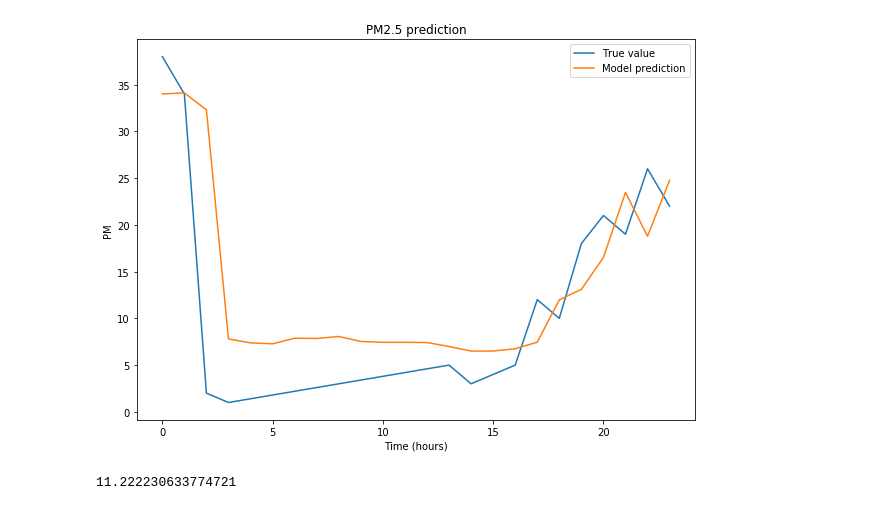
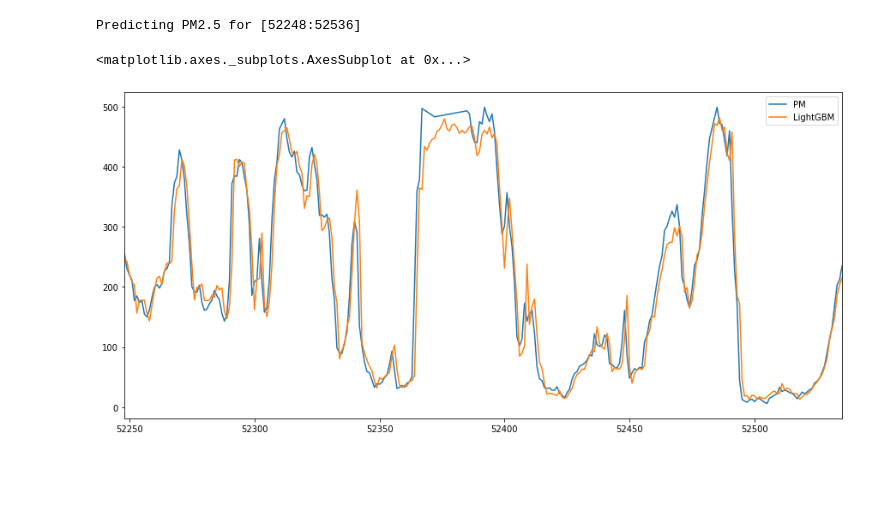
Before and after one commit to TravorLZH/pm25, a Jupyter notebook: pm25_forecasting.ipynb, the cells around one changed output. Drawn from its saved outputs; the diff is of its cells as text; code cells hidden in the pictures; blank space fills up the shorter version.

```diff
--- a/pm25_forecasting.ipynb
+++ b/pm25_forecasting.ipynb
@@ -105,4 +59,0 @@ MultiOutputRegressor(estimator=LGBMRegressor(boosting_type='gbdt',
-# %%
-for k in tqdm(range(24)):
-    fill_fea(k,y_met)
-    test.loc[k,y_met]=pd.DataFrame(met_model.predict(test.loc[[k],x_met]),columns=y_met).loc[0]
@@ -149,13 +59,0 @@ test.head()
-# %%
-pm_xtrain=train.drop("PM",axis=1)
-x_pm=pm_xtrain.columns
-pm_ytrain=train["PM"]
-
-lgb_grid={
-    "objective":["l1","l2","l2_root"],
-    "max_depth":[15, 20, 25, 30, 35],
-    "num_leaves":[64,128,256],
-}
-
-pm_model=RandomizedSearchCV(LGBMRegressor(random_state=101),n_jobs=4,lgb_grid,verbose=2)
-pm_model.fit(pm_xtrain,pm_ytrain)
@@ -208,23 +59,0 @@ pm_model.best_params_
-# %%
-pm_predict=[]
-for k in tqdm(range(24),desc="Predicting PM2.5"):
-    fill_fea(k,["PM"])
-    pm_predict.append(pm_model.predict(test.loc[[k],x_pm]))
-# %%
-fg=plt.figure(figsize=(10,7))
-ax=fg.gca()
-
-ax.set_title("PM2.5 prediction")
-ax.plot(range(24),test.loc[range(24),"PM"],label="True value")
-ax.plot(range(24),pm_predict,label="Model prediction")
-ax.set_xlabel("Time (hours)")
-ax.set_ylabel("PM")
-ax.legend()
-
-plt.savefig("graphs/pm_prediction.png")
-# %% [output]
-[figure, removed]
-# %%
-np.abs(np.array(pm_predict)-np.array(test.loc[range(24),"PM"])).mean()
-# %% [output]
-11.222230633774721
@@ -230,0 +88,25 @@ np.abs(np.array(pm_predict)-np.array(test.loc[range(24),"PM"])).mean()
+# %%
+boundary_idx=picker[picker=="2015-12-20 00:00:00"].index.tolist()[0]
+
+pm_df_list=[]
+
+print("Predicting PM2.5 for [%d:%d]" % (boundary_idx,data.shape[0]))
+
+for t in reversed(range(boundary_idx,data.shape[0],24)):
+    tmp=do_predict(t)
+    pm_df_list.append(tmp)
+
+pm_df_list.reverse()
+pm_df=pd.concat(pm_df_list)
+pm_df.index=range(boundary_idx,data.shape[0])
+
+pm_comp=pd.concat([data.loc[pm_df.index,"PM"],pm_df],axis=1)
+# %% [output]
+Predicting PM2.5 for [52248:52536]
+# %%
+plt.figure(figsize=(15,7))
+ax=plt.gca()
+pm_comp[["PM","LightGBM"]].plot(ax=ax)
+# %% [output]
+<matplotlib.axes._subplots.AxesSubplot at 0x...>
+[figure, added]
```
Also changed, not shown: parts of 19 cells of this notebook, 1 other file.
